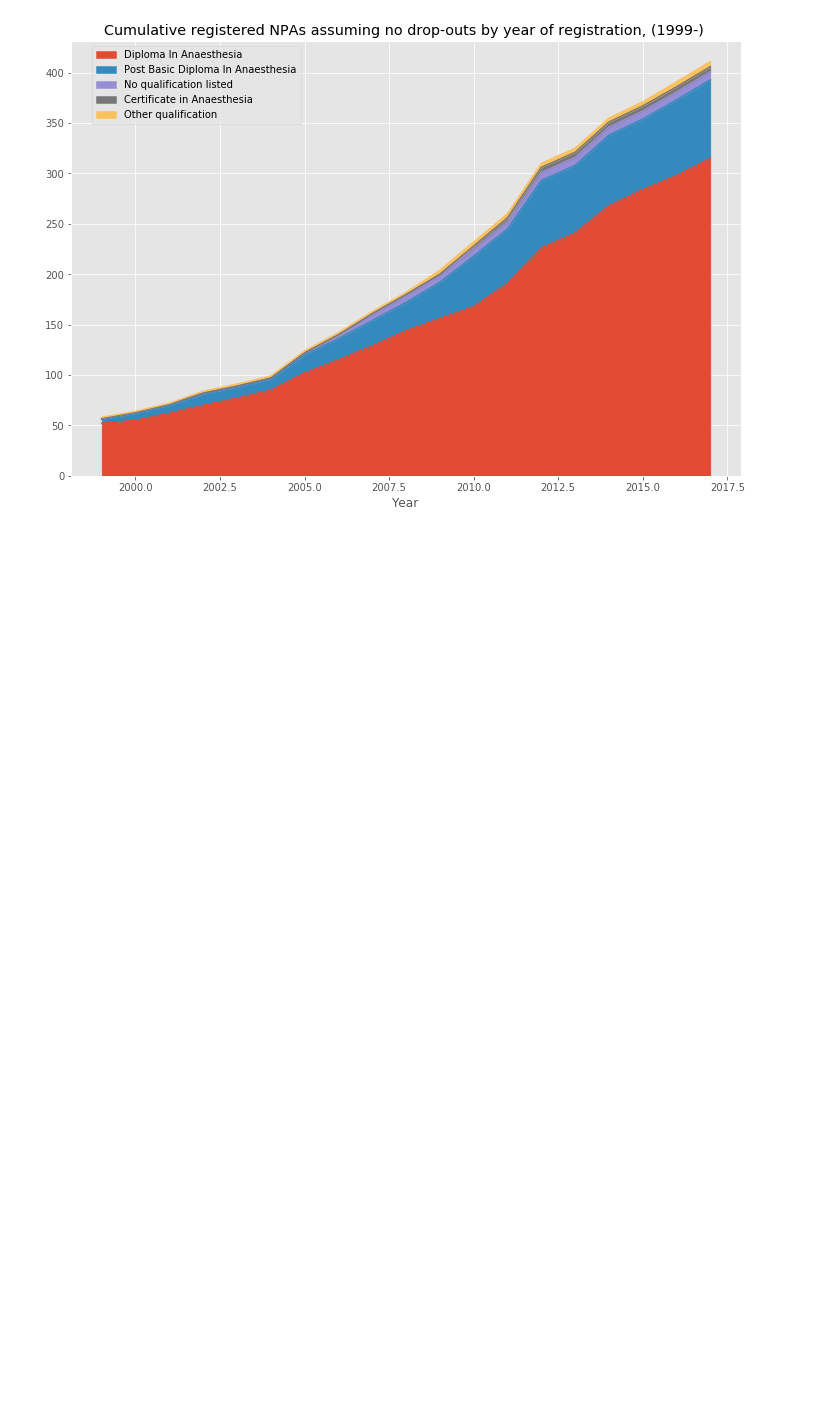
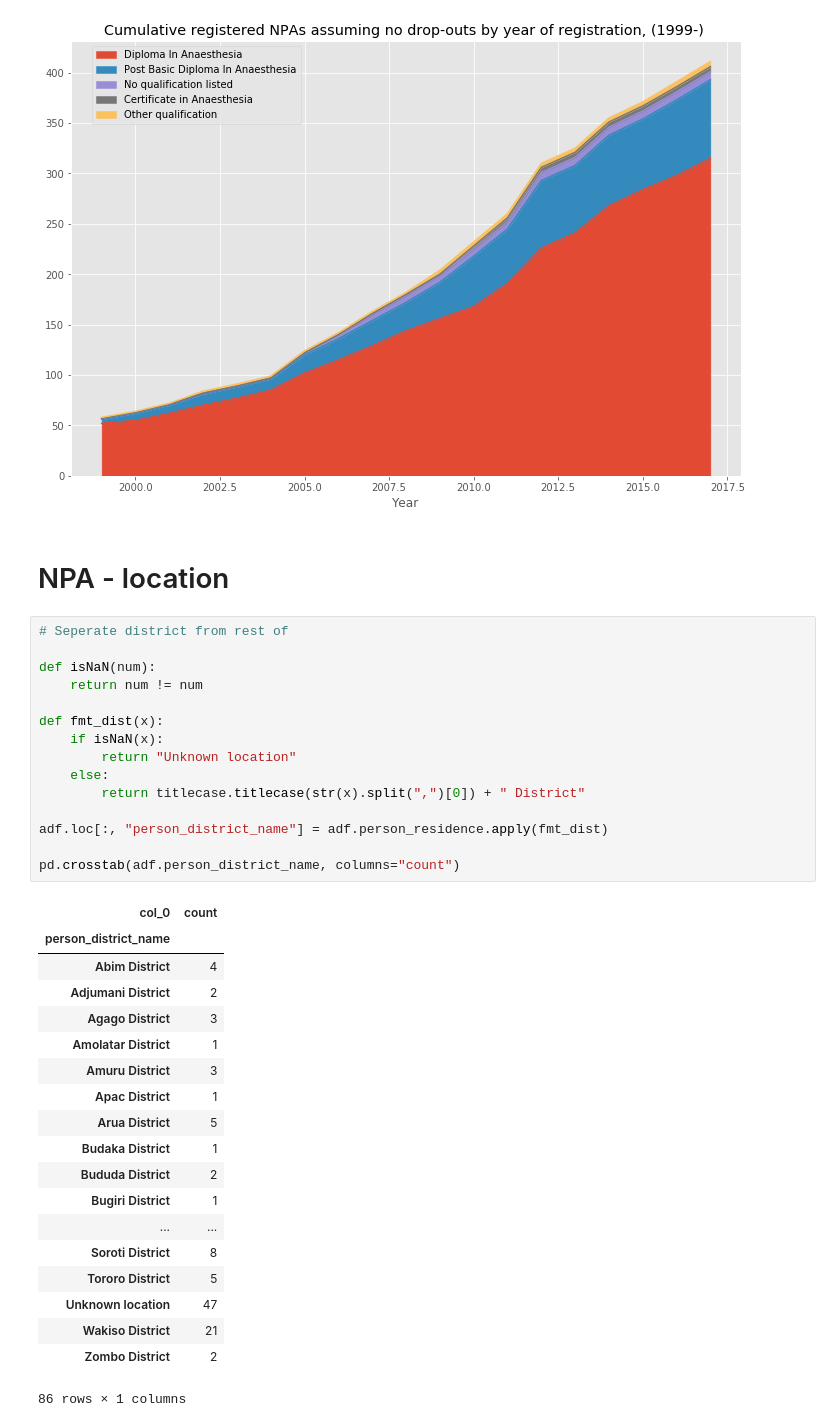
Before and after one commit to alexgoodell/uganda-model, a Jupyter notebook: notebooks/Non-physician anesthesthetist.ipynb, the cells around one changed output. Saved outputs shown, nothing was run; the diff lists cells and outputs as text; blank space fills up the shorter version.

```diff
--- a/notebooks/Non-physician anesthesthetist.ipynb
+++ b/notebooks/Non-physician anesthesthetist.ipynb
@@ -276,3 +272,40 @@ _ = plt.title("Cumulative registered NPAs assuming no drop-outs by year of regis
 _ = plt.legend(bbox_to_anchor=(.35, 1))
 # %% [output]
 [figure]
+# %% [markdown]
+# NPA - location
+# %%
+# Seperate district from rest of
+
+def isNaN(num):
+    return num != num
+
+def fmt_dist(x):
+    if isNaN(x):
+        return "Unknown location"
+    else:
+        return titlecase.titlecase(str(x).split(",")[0]) + " District"
+
+adf.loc[:, "person_district_name"] = adf.person_residence.apply(fmt_dist)
+
+pd.crosstab(adf.person_district_name, columns="count")
+# %% [output]
+| col_0 | count |
+| person_district_name |  |
+| Abim District | 4 |
+| Adjumani District | 2 |
+| Agago District | 3 |
+| Amolatar District | 1 |
+| Amuru District | 3 |
+| Apac District | 1 |
+| Arua District | 5 |
+| Budaka District | 1 |
+| Bududa District | 2 |
+| Bugiri District | 1 |
+| ... | ... |
+| Soroti District | 8 |
+| Tororo District | 5 |
+| Unknown location | 47 |
+| Wakiso District | 21 |
+| Zombo District | 2 |
+86 rows × 1 columns
```
Also changed, not shown: parts of 1 cell of this notebook, 2 other files.
